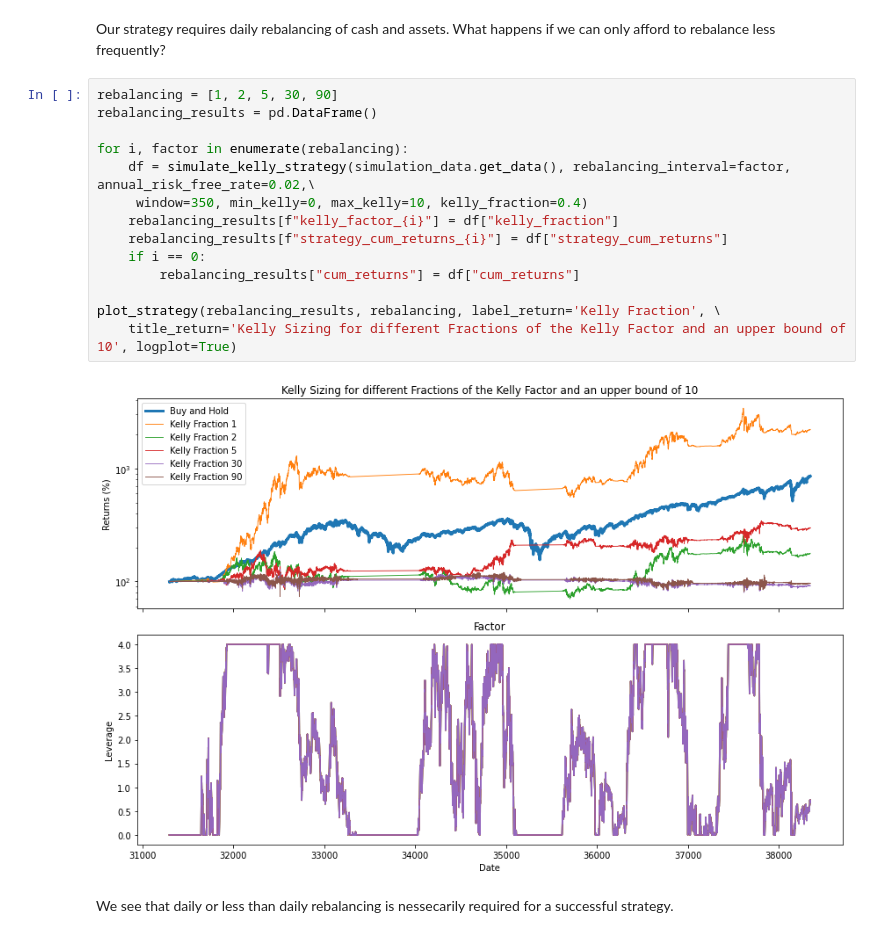
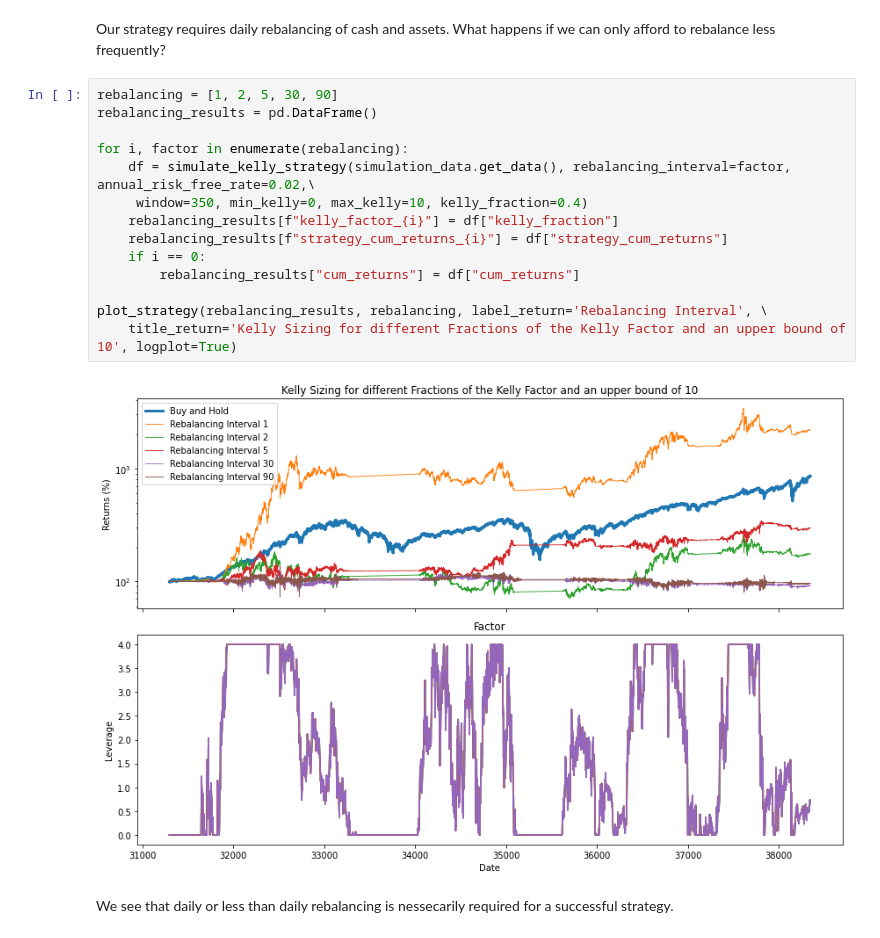
Before and after one commit to patrickfrank1/trading-sp500, a Jupyter notebook: 03_analysis_kelly_strategy.ipynb, the cells around one changed output. Saved outputs shown, nothing was run; the diff lists cells and outputs as text.

```diff
--- a/03_analysis_kelly_strategy.ipynb
+++ b/03_analysis_kelly_strategy.ipynb
@@ -143,19 +143,19 @@ Our strategy requires daily rebalancing of cash and assets. What happens if we c
 # %%
 rebalancing = [1, 2, 5, 30, 90]
 rebalancing_results = pd.DataFrame()
 
 for i, factor in enumerate(rebalancing):
     df = simulate_kelly_strategy(simulation_data.get_data(), rebalancing_interval=factor, annual_risk_free_rate=0.02,\
      window=350, min_kelly=0, max_kelly=10, kelly_fraction=0.4)
     rebalancing_results[f"kelly_factor_{i}"] = df["kelly_fraction"]
     rebalancing_results[f"strategy_cum_returns_{i}"] = df["strategy_cum_returns"]
     if i == 0:
         rebalancing_results["cum_returns"] = df["cum_returns"]
 
-plot_strategy(rebalancing_results, rebalancing, label_return='Kelly Fraction', \
+plot_strategy(rebalancing_results, rebalancing, label_return='Rebalancing Interval', \
     title_return='Kelly Sizing for different Fractions of the Kelly Factor and an upper bound of 10', logplot=True)
 # %% [output]
-[figure, old version]
+[figure, new version]
 # %% [markdown]
 We see that daily or less than daily rebalancing is nessecarily required for a successful strategy.
 # %% [markdown]
```
Also changed, not shown: parts of 2 cells of this notebook.
